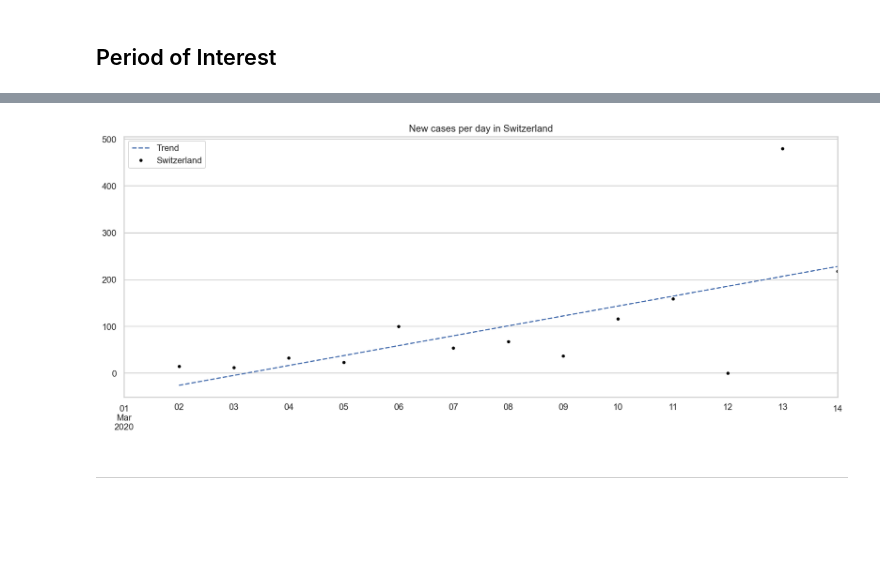
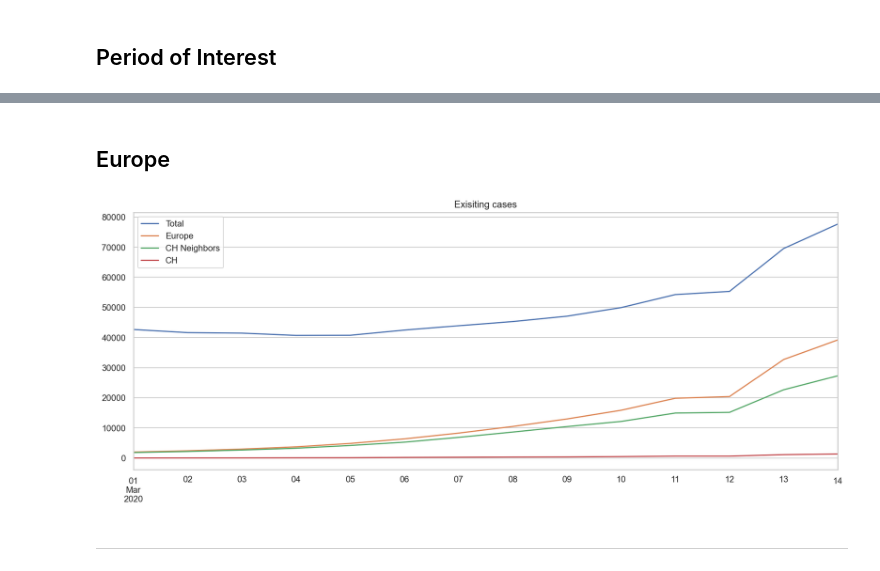
Before and after one commit to fredmontet/co-vidis, a Jupyter notebook: notebooks/co-vidis.ipynb, the cells around one changed output, grey strips where cells are left out. Cells and saved outputs as stored; diff of their text form; code cells hidden in the pictures; blank space fills up the shorter version.

```diff
--- a/notebooks/co-vidis.ipynb
+++ b/notebooks/co-vidis.ipynb
@@ -152,12 +154,14 @@ Y_pred = Y_pred.rename(columns={0:"Trend"})
-# %%
-fig, ax = plt.subplots()
-
-Y_pred.plot(ax=ax, figsize=(16,6), style="--", title="New cases per day in Switzerland");
-existing[CH].diff().plot(ax=ax, style=".", color="black", title="New cases per day in Switzerland");
-
-ax.legend(["Trend", "Switzerland"]);
-# %% [output]
-[figure, removed]
+# %% [markdown]
+## Europe
+# %%
+fig, ax = plt.subplots()
+existing.sum(axis=1).plot(ax=ax, figsize=(16,6), title="Exisiting cases")
+existing[EU].sum(axis=1).plot(ax=ax)
+existing[CH_neighbors].sum(axis=1).plot(ax=ax)
+existing[CH].sum(axis=1).plot(ax=ax)
+ax.legend(["Total", "Europe", "CH Neighbors", "CH"]);
+# %% [output]
+[figure, added]
 # %% [markdown]
 ---
 # %%
```
Also changed, not shown: parts of 11 cells of this notebook.
